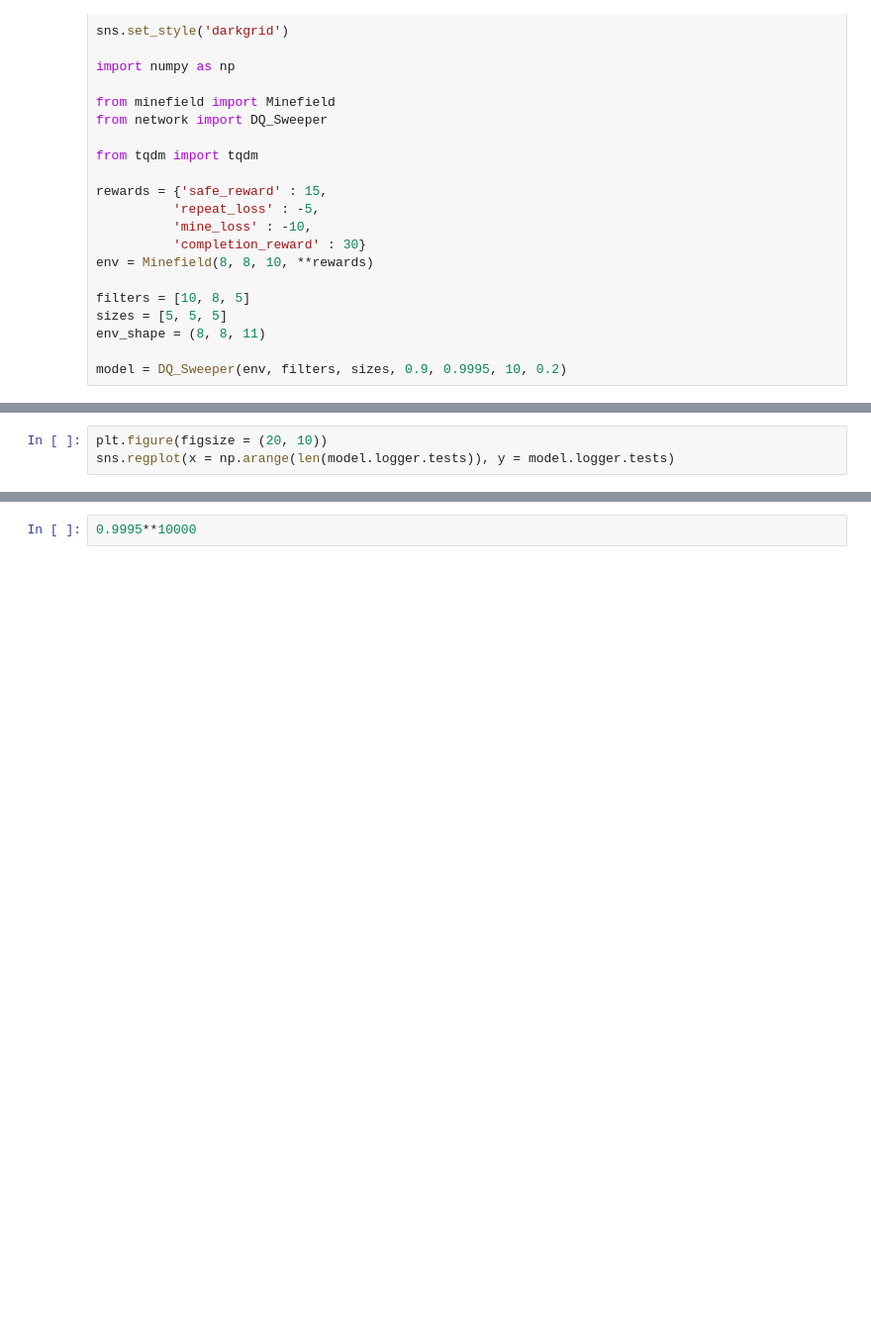
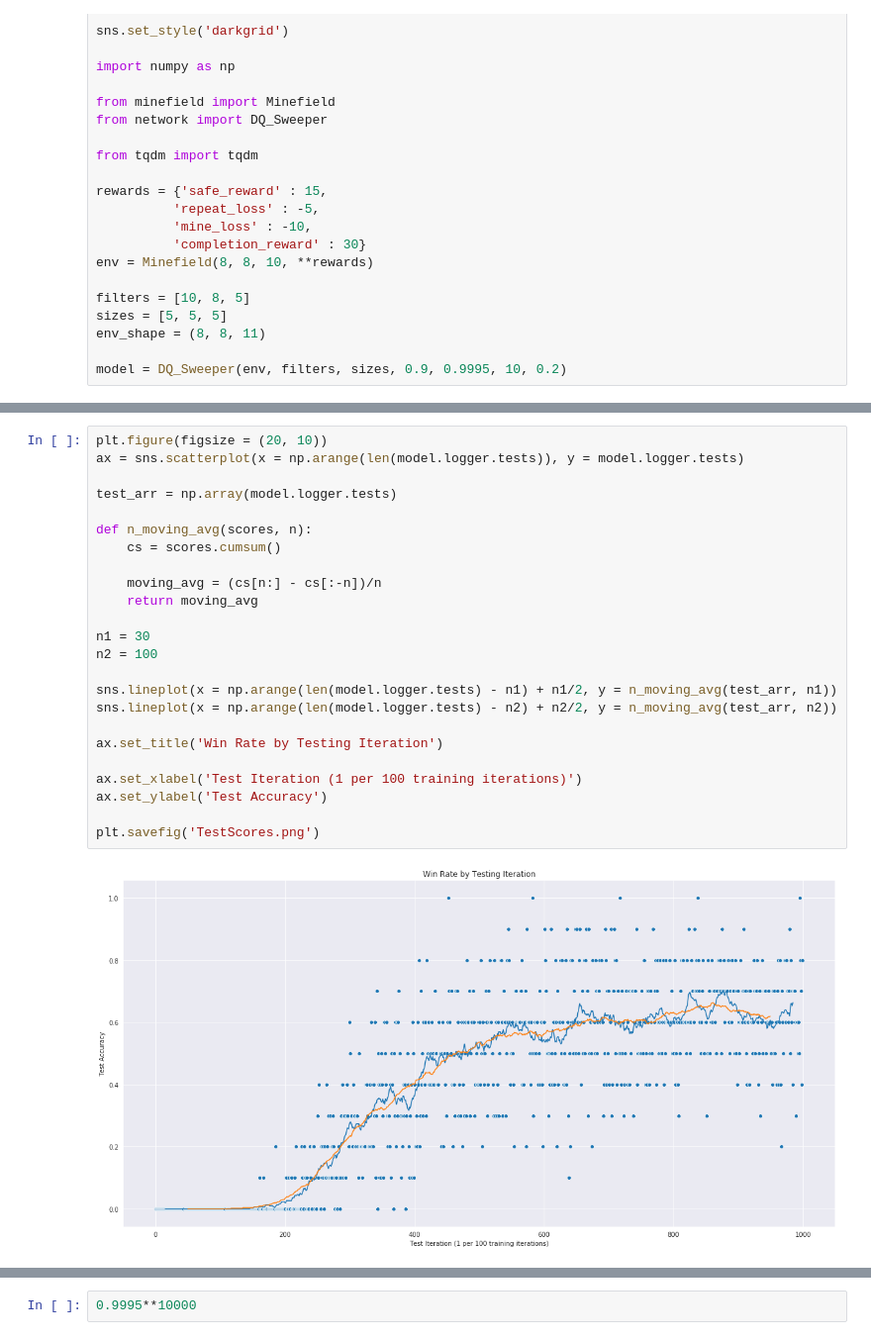
Before and after one commit to kieranram/Minesweeper_RL, a Jupyter notebook: PlayMinesweeper.ipynb, the cells around one changed output, grey strips where cells are left out. Shown at 99% size. Cells and saved outputs as stored; diff of their text form; blank space fills up the shorter version.

Commit message:
Trained model
Trained a model, added training graph to README

```diff
--- a/PlayMinesweeper.ipynb
+++ b/PlayMinesweeper.ipynb
@@ -34,5 +42,28 @@ INFO:tensorflow:Assets written to: Models/model_20000_15_13_15Jun21/assets
-# %%
-plt.figure(figsize = (20, 10))
-sns.regplot(x = np.arange(len(model.logger.tests)), y = model.logger.tests)
+# %%
+plt.figure(figsize = (20, 10))
+ax = sns.scatterplot(x = np.arange(len(model.logger.tests)), y = model.logger.tests)
+
+test_arr = np.array(model.logger.tests)
+
+def n_moving_avg(scores, n):
+    cs = scores.cumsum()
+
+    moving_avg = (cs[n:] - cs[:-n])/n
+    return moving_avg
+
+n1 = 30
+n2 = 100
+
+sns.lineplot(x = np.arange(len(model.logger.tests) - n1) + n1/2, y = n_moving_avg(test_arr, n1))
+sns.lineplot(x = np.arange(len(model.logger.tests) - n2) + n2/2, y = n_moving_avg(test_arr, n2))
+
+ax.set_title('Win Rate by Testing Iteration')
+
+ax.set_xlabel('Test Iteration (1 per 100 training iterations)')
+ax.set_ylabel('Test Accuracy')
+
+plt.savefig('TestScores.png')
+# %% [output]
+[figure, added]
 # %%
 model.show_single('hundok')
```
Also changed, not shown: parts of 3 cells of this notebook, 2 other files.
